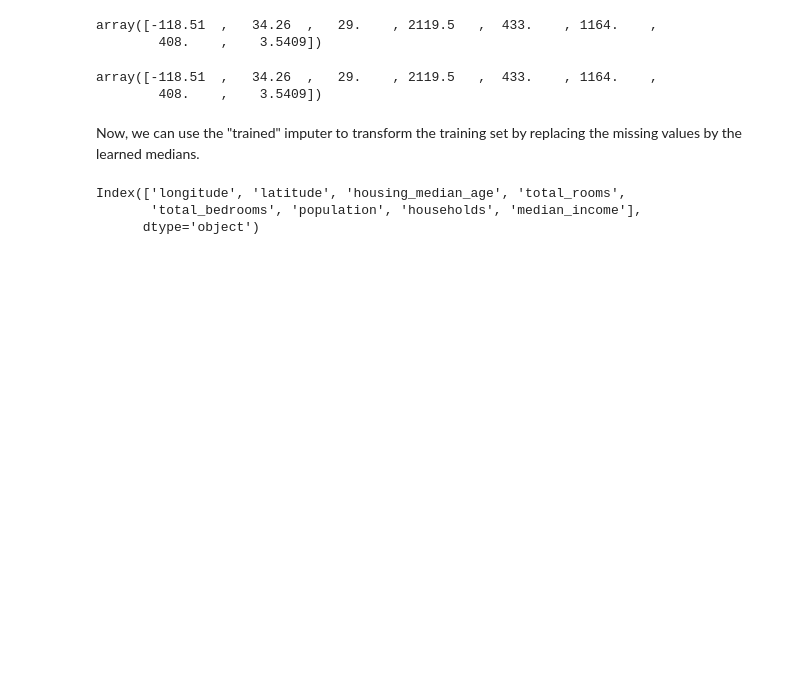
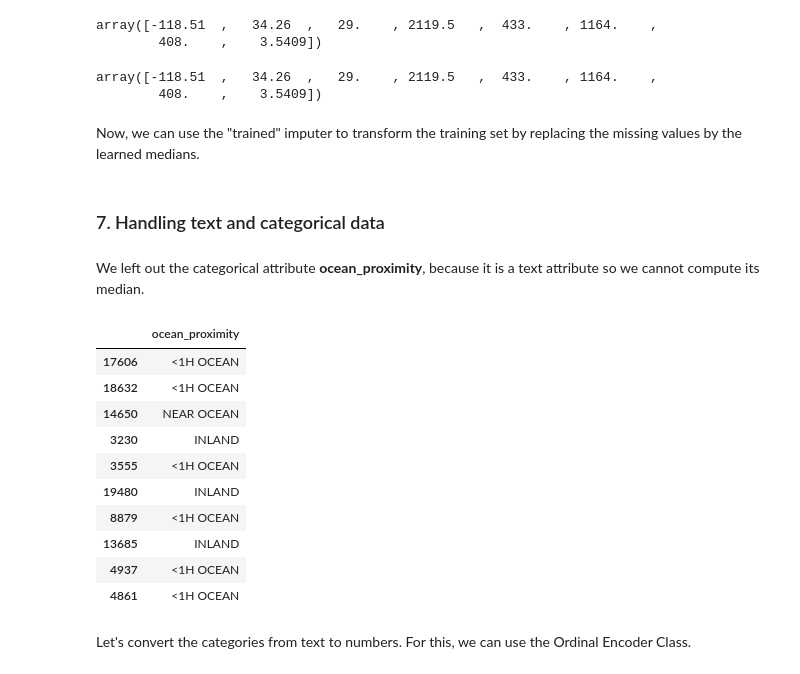
Before and after one commit to aflores-c/MachineLearningNotes, a Jupyter notebook: ML_Book/01_EndToEnd_Project.ipynb, the cells around one changed output. Drawn from its saved outputs; the diff is of its cells as text; code cells hidden in the pictures; blank space fills up the shorter version.

```diff
--- a/ML_Book/01_EndToEnd_Project.ipynb
+++ b/ML_Book/01_EndToEnd_Project.ipynb
@@ -319,9 +319,24 @@ Now, we can use the "trained" imputer to transform the training set by replacing
 # %%
 X = imputer.transform(housing_num)  # This is a numpy array.
 housing_tr = pd.DataFrame(X, columns=housing_num.columns) #Transform the numpy array to a dataframe
-# %%
-housing_num.columns
-# %% [output]
-Index(['longitude', 'latitude', 'housing_median_age', 'total_rooms',
-       'total_bedrooms', 'population', 'households', 'median_income'],
-      dtype='object')
+# %% [markdown]
+### 7. Handling text and categorical data
+# %% [markdown]
+We left out the categorical attribute **ocean_proximity**, because it is a text attribute so we cannot compute its median.
+# %%
+housing_cat = housing[['ocean_proximity']]
+housing_cat.head(10)
+# %% [output]
+|  | ocean_proximity |
+| 17606 | <1H OCEAN |
+| 18632 | <1H OCEAN |
+| 14650 | NEAR OCEAN |
+| 3230 | INLAND |
+| 3555 | <1H OCEAN |
+| 19480 | INLAND |
+| 8879 | <1H OCEAN |
+| 13685 | INLAND |
+| 4937 | <1H OCEAN |
+| 4861 | <1H OCEAN |
+# %% [markdown]
+Let's convert the categories from text to numbers. For this, we can use the Ordinal Encoder Class.
```
Also changed, not shown: parts of 19 cells of this notebook.
